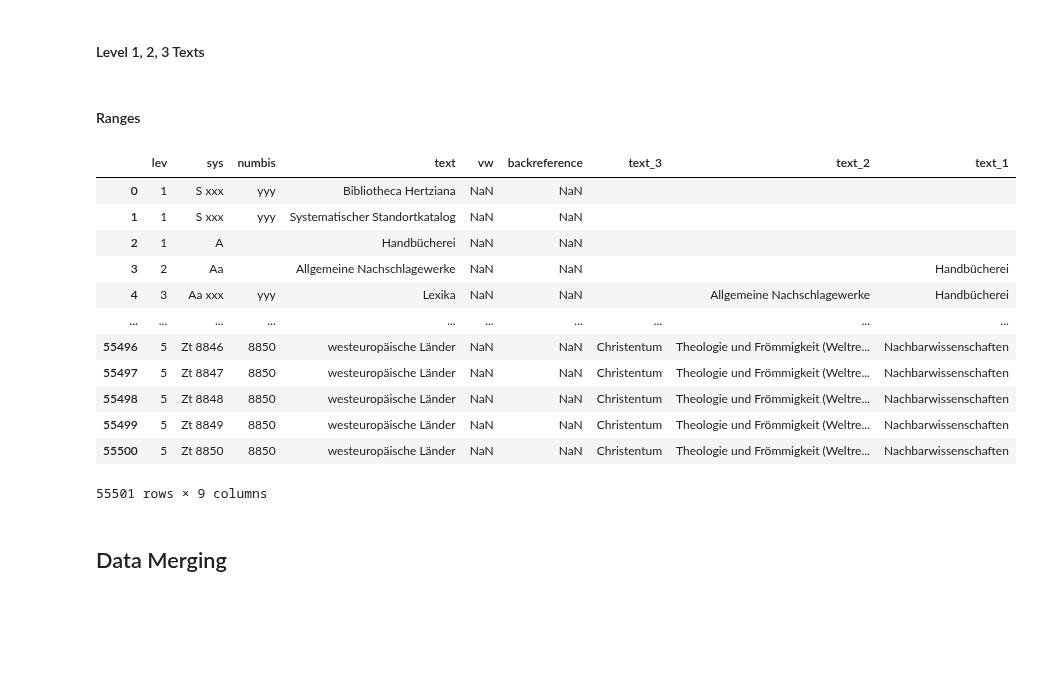
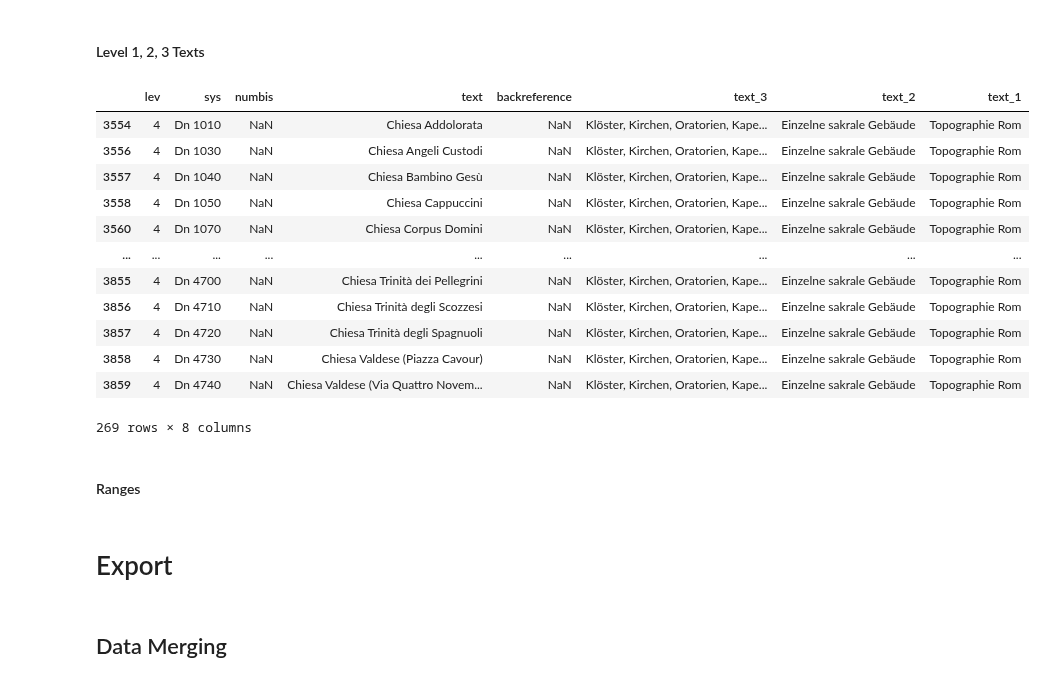
Before and after one commit to hanaCasey/BHVizData, a Jupyter notebook: signatures_processing.ipynb, the cells around one changed output. Drawn from its saved outputs; the diff is of its cells as text; code cells hidden in the pictures; blank space fills up the shorter version.

```diff
--- a/signatures_processing.ipynb
+++ b/signatures_processing.ipynb
@@ -34,5 +18,7 @@ df
 # %% [markdown]
 ## Cleaning
+# %%
+df.drop('vw', axis=1, inplace=True)
 # %% [markdown]
 #### Text
 # %%
@@ -160,6 +151,22 @@ if len(indices) > 0:
     start = indices[-1]
     end = len(df)
     df.loc[start + 1 :end - 1, 'text_1'] = df.iloc[start].text
+# %%
+df[df.text.str.startswith('Chiesa')]
+# %% [output]
+|  | lev | sys | numbis | text | backreference | text_3 | text_2 | text_1 |
+| 3554 | 4 | Dn 1010 | NaN | Chiesa Addolorata | NaN | Klöster, Kirchen, Oratorien, Kape... | Einzelne sakrale Gebäude | Topographie Rom |
+| 3556 | 4 | Dn 1030 | NaN | Chiesa Angeli Custodi | NaN | Klöster, Kirchen, Oratorien, Kape... | Einzelne sakrale Gebäude | Topographie Rom |
+| 3557 | 4 | Dn 1040 | NaN | Chiesa Bambino Gesù | NaN | Klöster, Kirchen, Oratorien, Kape... | Einzelne sakrale Gebäude | Topographie Rom |
+| 3558 | 4 | Dn 1050 | NaN | Chiesa Cappuccini | NaN | Klöster, Kirchen, Oratorien, Kape... | Einzelne sakrale Gebäude | Topographie Rom |
+| 3560 | 4 | Dn 1070 | NaN | Chiesa Corpus Domini | NaN | Klöster, Kirchen, Oratorien, Kape... | Einzelne sakrale Gebäude | Topographie Rom |
+| ... | ... | ... | ... | ... | ... | ... | ... | ... |
+| 3855 | 4 | Dn 4700 | NaN | Chiesa Trinità dei Pellegrini | NaN | Klöster, Kirchen, Oratorien, Kape... | Einzelne sakrale Gebäude | Topographie Rom |
+| 3856 | 4 | Dn 4710 | NaN | Chiesa Trinità degli Scozzesi | NaN | Klöster, Kirchen, Oratorien, Kape... | Einzelne sakrale Gebäude | Topographie Rom |
+| 3857 | 4 | Dn 4720 | NaN | Chiesa Trinità degli Spagnuoli | NaN | Klöster, Kirchen, Oratorien, Kape... | Einzelne sakrale Gebäude | Topographie Rom |
+| 3858 | 4 | Dn 4730 | NaN | Chiesa Valdese (Piazza Cavour) | NaN | Klöster, Kirchen, Oratorien, Kape... | Einzelne sakrale Gebäude | Topographie Rom |
+| 3859 | 4 | Dn 4740 | NaN | Chiesa Valdese (Via Quattro Novem... | NaN | Klöster, Kirchen, Oratorien, Kape... | Einzelne sakrale Gebäude | Topographie Rom |
+269 rows × 8 columns
 # %% [markdown]
 #### Ranges
 # %%
@@ -178,19 +185,5 @@ for i, row in range_rows.iterrows():
         new_row['sys'] = new_row['sys'].replace(str(start), str(j+1))
 
         df = df.append(new_row, ignore_index=True)
-# %%
-df
-# %% [output]
-|  | lev | sys | numbis | text | vw | backreference | text_3 | text_2 | text_1 |
-| 0 | 1 | S xxx | yyy | Bibliotheca Hertziana | NaN | NaN |  |  |  |
-| 1 | 1 | S xxx | yyy | Systematischer Standortkatalog | NaN | NaN |  |  |  |
-| 2 | 1 | A |  | Handbücherei | NaN | NaN |  |  |  |
-| 3 | 2 | Aa |  | Allgemeine Nachschlagewerke | NaN | NaN |  |  | Handbücherei |
-| 4 | 3 | Aa xxx | yyy | Lexika | NaN | NaN |  | Allgemeine Nachschlagewerke | Handbücherei |
-| ... | ... | ... | ... | ... | ... | ... | ... | ... | ... |
-| 55496 | 5 | Zt 8846 | 8850 | westeuropäische Länder | NaN | NaN | Christentum | Theologie und Frömmigkeit (Weltre... | Nachbarwissenschaften |
-| 55497 | 5 | Zt 8847 | 8850 | westeuropäische Länder | NaN | NaN | Christentum | Theologie und Frömmigkeit (Weltre... | Nachbarwissenschaften |
-| 55498 | 5 | Zt 8848 | 8850 | westeuropäische Länder | NaN | NaN | Christentum | Theologie und Frömmigkeit (Weltre... | Nachbarwissenschaften |
-| 55499 | 5 | Zt 8849 | 8850 | westeuropäische Länder | NaN | NaN | Christentum | Theologie und Frömmigkeit (Weltre... | Nachbarwissenschaften |
-| 55500 | 5 | Zt 8850 | 8850 | westeuropäische Länder | NaN | NaN | Christentum | Theologie und Frömmigkeit (Weltre... | Nachbarwissenschaften |
-55501 rows × 9 columns
+# %% [markdown]
+# Export
```
Also changed, not shown: parts of 7 cells of this notebook, 2 other files.
